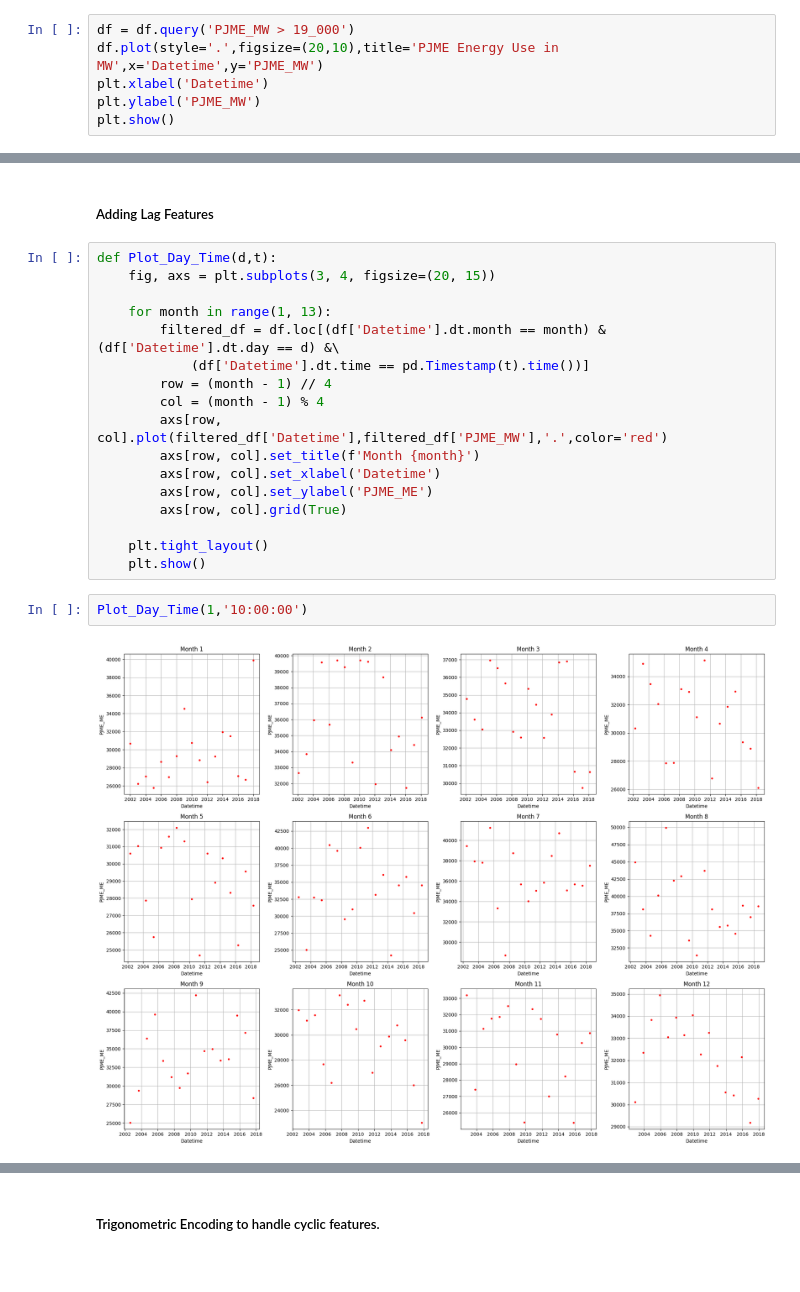
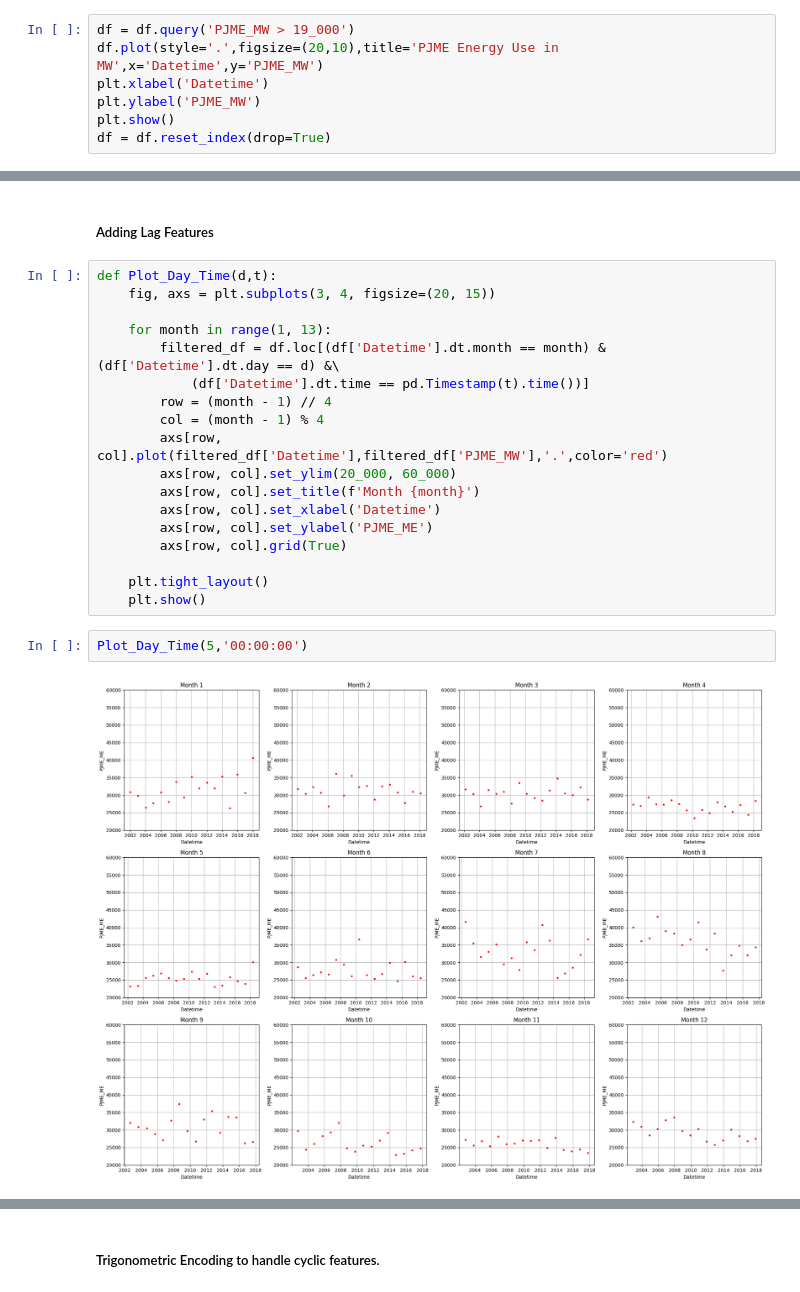
Before and after one commit to Aasneh/CS-361-Machine-Learning-Project, a Jupyter notebook: Code/Exploratory Data Analysis.ipynb, the cells around one changed output, grey strips where cells are left out. Saved outputs shown, nothing was run; the diff lists cells and outputs as text.

```diff
--- a/Code/Exploratory Data Analysis.ipynb
+++ b/Code/Exploratory Data Analysis.ipynb
@@ -83,6 +84,7 @@ df.plot(style='.',figsize=(20,10),title='PJME Energy Use in MW',x='Datetime',y='
 plt.xlabel('Datetime')
 plt.ylabel('PJME_MW')
 plt.show()
+df = df.reset_index(drop=True)
 # %% [output]
 [figure]
 # %% [markdown]
@@ -97,6 +99,7 @@ def Plot_Day_Time(d,t):
         row = (month - 1) // 4
         col = (month - 1) % 4
         axs[row, col].plot(filtered_df['Datetime'],filtered_df['PJME_MW'],'.',color='red')
+        axs[row, col].set_ylim(20_000, 60_000)
         axs[row, col].set_title(f'Month {month}')
         axs[row, col].set_xlabel('Datetime')
         axs[row, col].set_ylabel('PJME_ME')
@@ -105,9 +108,9 @@ def Plot_Day_Time(d,t):
     plt.tight_layout()
     plt.show()
 # %%
-Plot_Day_Time(1,'10:00:00')
+Plot_Day_Time(5,'00:00:00')
 # %% [output]
-[figure, old version]
+[figure, new version]
 # %%
 lag_dict = dict(zip(df['Datetime'], df['PJME_MW']))
 df['Lag1'] = (df['Datetime']-pd.Timedelta('365 days')).map(lag_dict)
```
Also changed, not shown: parts of 21 cells of this notebook, 1 other file.
